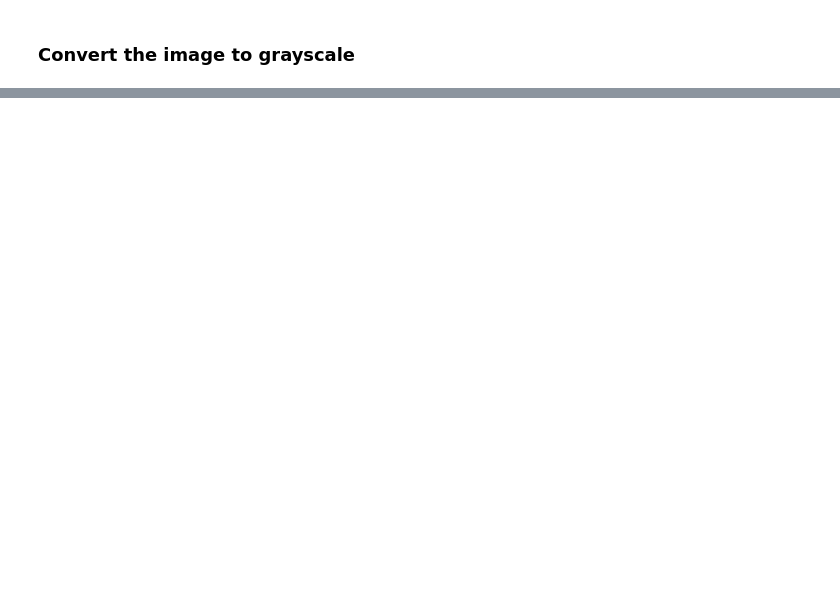
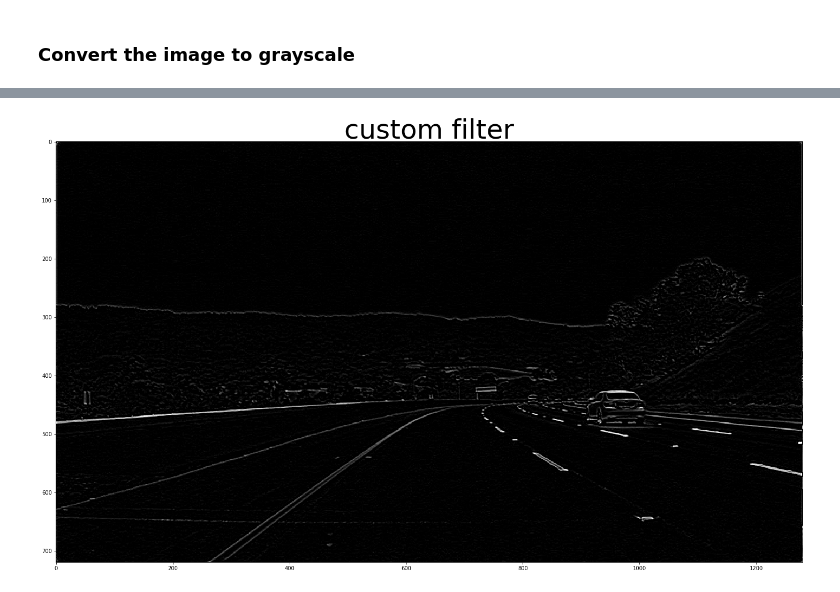
Before and after one commit to CheloGE/PytorchWork, a Jupyter notebook: CV edge detection filters/custom_filters.ipynb, the cells around one changed output, grey strips where cells are left out. Saved outputs shown, nothing was run; the diff lists cells and outputs as text; code cells hidden in the pictures; blank space fills up the shorter version.

```diff
--- a/CV edge detection filters/custom_filters.ipynb
+++ b/CV edge detection filters/custom_filters.ipynb
@@ -56,3 +78,18 @@ You're encouraged to create other kinds of filters and apply them to see what ha
 * Create a filter with decimal value weights.
 * Create a 5x5 filter
 * Apply your filters to the other images in the `images` directory.
+# %%
+custom_filter = np.array([[ -0.25, 0,-1,0, -0.25],
+                   [0,0,-0.5,0,0],
+                   [0,-0.5,5,-0.5,0],
+                   [0,0,-0.5,0,0],
+                   [-0.25,0,-1,0,-0.25]])
+
+# Filter the image using filter2D, which has inputs: (grayscale image, bit-depth, kernel)
+custom_filtered_image = cv2.filter2D(gray, -1, custom_filter)
+plt.figure(figsize=(25,25))
+plt.imshow(custom_filtered_image,cmap='gray')
+plt.title("custom filter",fontSize=50)
+plt.show()
+# %% [output]
+[figure, added]
```
Also changed, not shown: parts of 5 cells of this notebook, 5 other files.
